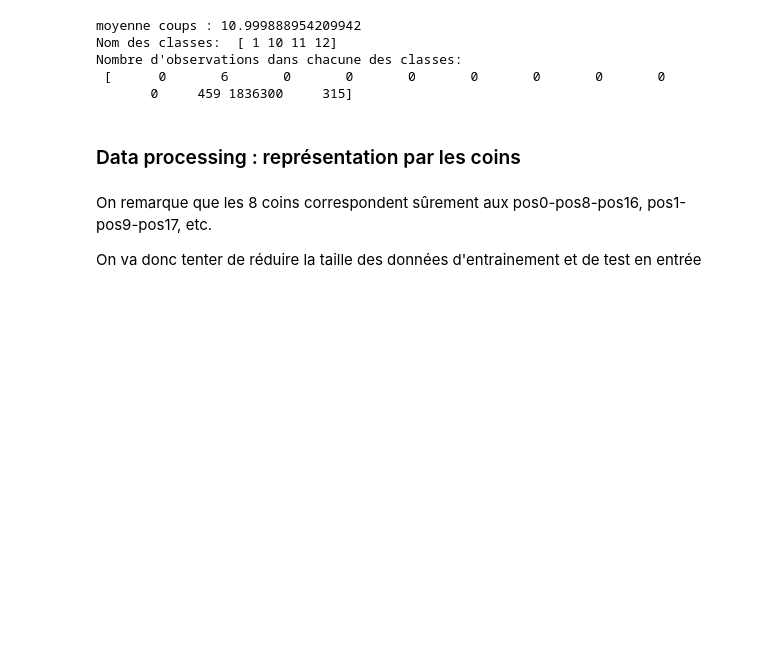
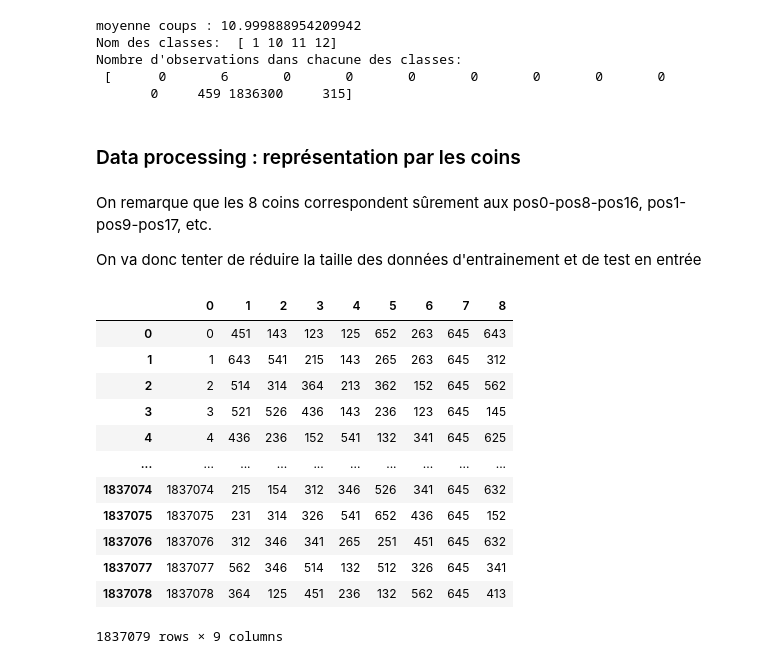
Before and after one commit to mxmboyer/ML-2x2x2_RubiksCube, a Jupyter notebook: projetML.ipynb, the cells around one changed output. Cells and saved outputs as stored; diff of their text form; code cells hidden in the pictures; blank space fills up the shorter version.

```diff
--- a/projetML.ipynb
+++ b/projetML.ipynb
@@ -66,17 +66,17 @@ import random
 
 
 df_train_in = pd.read_csv("train_input.csv")
-#df_train_in = df_train_in.drop(columns=['ID'])
+df_train_in = df_train_in.drop(columns=['ID'])
 X_complet = df_train_in.to_numpy()
 df_train_out = pd.read_csv("train_output.csv")
-#df_train_out = df_train_out.distance
+df_train_out = df_train_out.distance
 y_complet = df_train_out.to_numpy()
 print("taille des données:")
 print("X:", X_complet.shape)
 print("Y:", y_complet.shape)
 
 df_test_in = pd.read_csv("test_input.csv")
-#df_test_in = df_test_in.drop(columns=['ID'])
+df_test_in = df_test_in.drop(columns=['ID'])
 Xtest = df_test_in.to_numpy()
 print("test:", Xtest.shape)
 
@@ -360,15 +360,28 @@ On remarque que les 8 coins correspondent sûrement aux pos0-pos8-pos16, pos1-po
 
 On va donc tenter de réduire la taille des données d'entrainement et de test en entrée
 # %%
-j = 0
 mat_train_in_coins = []
-while(j < len(df_train_in)):
+for idx, row in df_train_in.iterrows():
     tab = [0,0,0,0,0,0,0,0,0]
-    l = df_train_in.iloc[j].tolist()
-    tab[0] = j
+    l = row.tolist()
+    tab[0] = idx
     for i in range(1,9):
         tab[i] = str(l[i]) + str(l[i+8]) + str(l[i+16])
     mat_train_in_coins.append(tab)
 df_train_in_coins = pd.DataFrame(mat_train_in_coins)
 df_train_in_coins
+# %% [output]
+|  | 0 | 1 | 2 | 3 | 4 | 5 | 6 | 7 | 8 |
+| 0 | 0 | 451 | 143 | 123 | 125 | 652 | 263 | 645 | 643 |
+| 1 | 1 | 643 | 541 | 215 | 143 | 265 | 263 | 645 | 312 |
+| 2 | 2 | 514 | 314 | 364 | 213 | 362 | 152 | 645 | 562 |
+| 3 | 3 | 521 | 526 | 436 | 143 | 236 | 123 | 645 | 145 |
+| 4 | 4 | 436 | 236 | 152 | 541 | 132 | 341 | 645 | 625 |
+| ... | ... | ... | ... | ... | ... | ... | ... | ... | ... |
+| 1837074 | 1837074 | 215 | 154 | 312 | 346 | 526 | 341 | 645 | 632 |
+| 1837075 | 1837075 | 231 | 314 | 326 | 541 | 652 | 436 | 645 | 152 |
+| 1837076 | 1837076 | 312 | 346 | 341 | 265 | 251 | 451 | 645 | 632 |
+| 1837077 | 1837077 | 562 | 346 | 514 | 132 | 512 | 326 | 645 | 341 |
+| 1837078 | 1837078 | 364 | 125 | 451 | 236 | 132 | 562 | 645 | 413 |
+1837079 rows × 9 columns
 # %%
```
Also changed, not shown: parts of 20 cells of this notebook, 10 other files.
